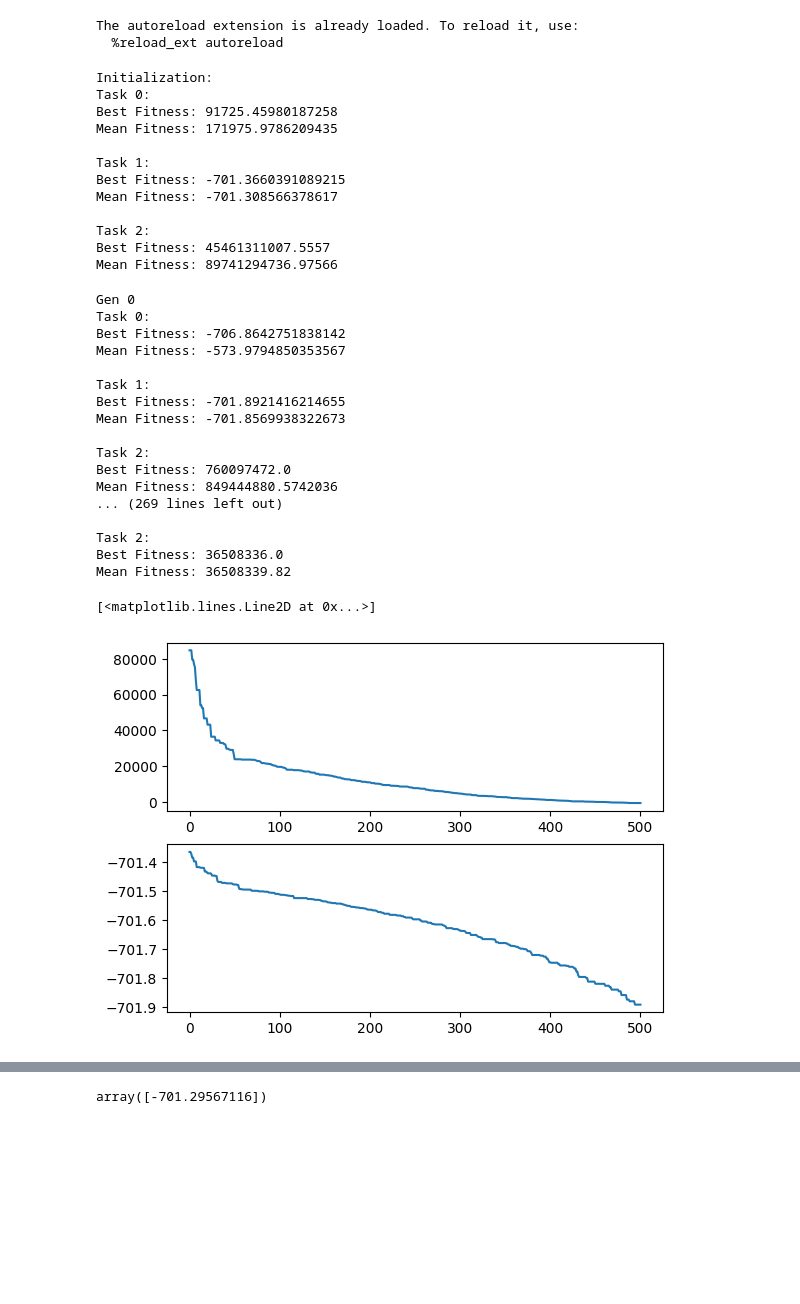
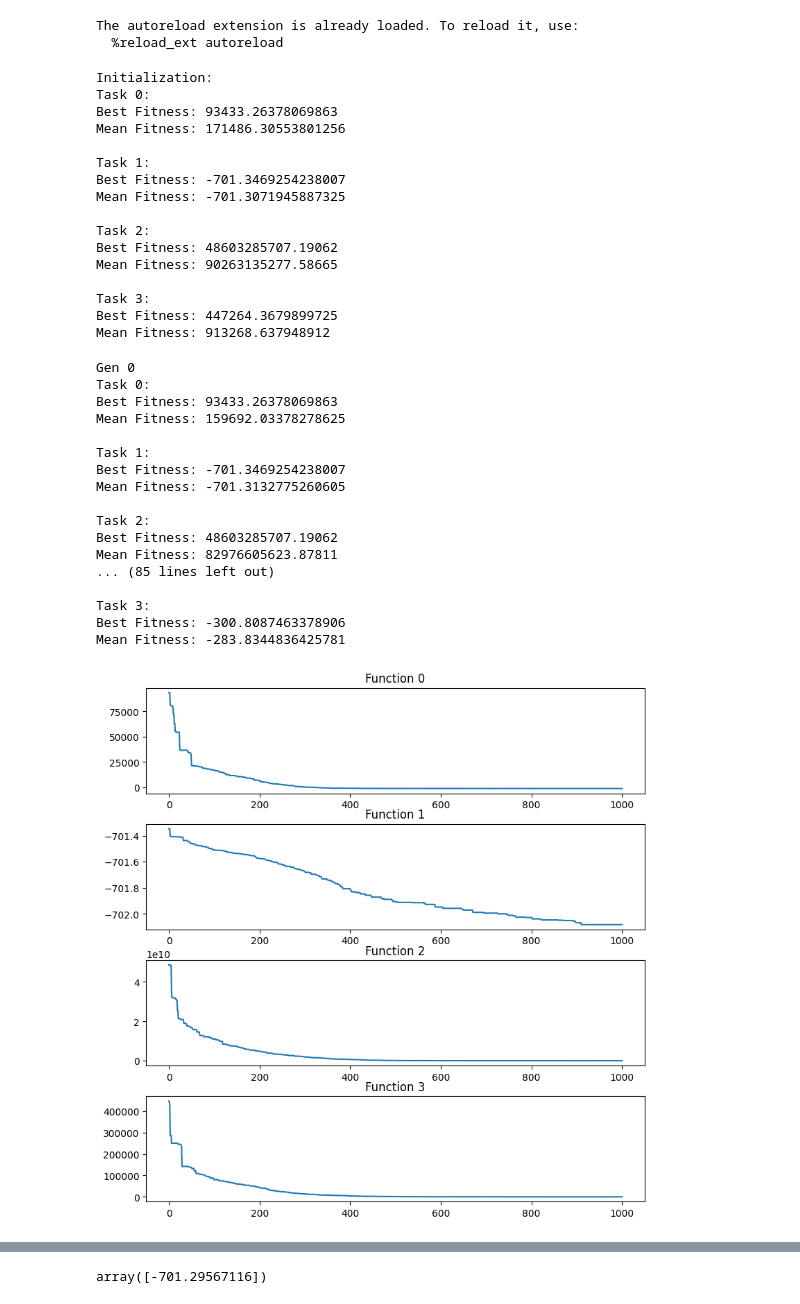
Before and after one commit to vuanhhuyhlqn/amfea, a Jupyter notebook: test.ipynb, the cells around one changed output, grey strips where cells are left out. Drawn from its saved outputs; the diff is of its cells as text; code cells hidden in the pictures; blank space fills up the shorter version.

Commit message:
BLX Crossover

```diff
--- a/test.ipynb
+++ b/test.ipynb
@@ -16,53 +16,60 @@ gnbg_tasks = []
 gnbg_tasks.append(GNBGTask(1))
 gnbg_tasks.append(GNBGTask(2))
 gnbg_tasks.append(GNBGTask(3))
+gnbg_tasks.append(GNBGTask(4))
 # %%
-crossover = ArithmeticCrossover()
-mutation = AdditiveMutation(bound=100.0, delta=2.0)
-rmp = NormalRMP()
-pop_size = 3 * 200
+crossover = BLXCrossover(alpha=0.3)
+mutation = AdditiveMutation(bound=100.0, delta=3.0)
+rmp = NormalRMP(default_rmp_value=0.4)
+num_indis_per_task = 100
 indi_len = 30
 bound = 100.0
-a = AMFEA(pop_size, indi_len, bound, gnbg_tasks, crossover, mutation, rmp)
+a = AMFEA(num_indis_per_task, indi_len, bound, gnbg_tasks, crossover, mutation, rmp)
 # %% [output]
 Initialization:
 Task 0:
-Best Fitness: 91725.45980187258
-Mean Fitness: 171975.9786209435
+Best Fitness: 93433.26378069863
+Mean Fitness: 171486.30553801256
 
 Task 1:
-Best Fitness: -701.3660391089215
-Mean Fitness: -701.308566378617
+Best Fitness: -701.3469254238007
+Mean Fitness: -701.3071945887325
 
 Task 2:
-Best Fitness: 45461311007.5557
-Mean Fitness: 89741294736.97566
+Best Fitness: 48603285707.19062
+Mean Fitness: 90263135277.58665
+
+Task 3:
+Best Fitness: 447264.3679899725
+Mean Fitness: 913268.637948912
 # %%
-bfs, mfs = a.fit(5000, monitor_rate=200)
+bfs, mfs = a.fit(1000, monitor_rate=200)
 # %% [output]
 Gen 0
 Task 0:
-Best Fitness: -706.8642751838142
-Mean Fitness: -573.9794850353567
+Best Fitness: 93433.26378069863
+Mean Fitness: 159692.03378278625
 
 Task 1:
-Best Fitness: -701.8921416214655
-Mean Fitness: -701.8569938322673
+Best Fitness: -701.3469254238007
+Mean Fitness: -701.3132775260605
 
 Task 2:
-Best Fitness: 760097472.0
-Mean Fitness: 849444880.5742036
-... (269 lines left out)
+Best Fitness: 48603285707.19062
+Mean Fitness: 82976605623.87811
+... (85 lines left out)
 
-Task 2:
-Best Fitness: 36508336.0
-Mean Fitness: 36508339.82
+Task 3:
+Best Fitness: -300.8087463378906
+Mean Fitness: -283.8344836425781
 # %%
-fig, axes = plt.subplots(3)
-axes[0].plot(bfs[0])
-axes[1].plot(bfs[1])
-axes[2].plot(bfs[2])
+fig, axes = plt.subplots(4)
+fig.set_figwidth(8)
+fig.set_figheight(8)
+fig.tight_layout()
+for i in range(4):
+    axes[i].set_title("Function {0}".format(i))
+    axes[i].plot(bfs[i])
 # %% [output]
-[<matplotlib.lines.Line2D at 0x...>]
-[figure, old version]
+[figure, new version]
 # %%
```
Also changed, not shown: parts of 3 cells of this notebook, 4 other files.
